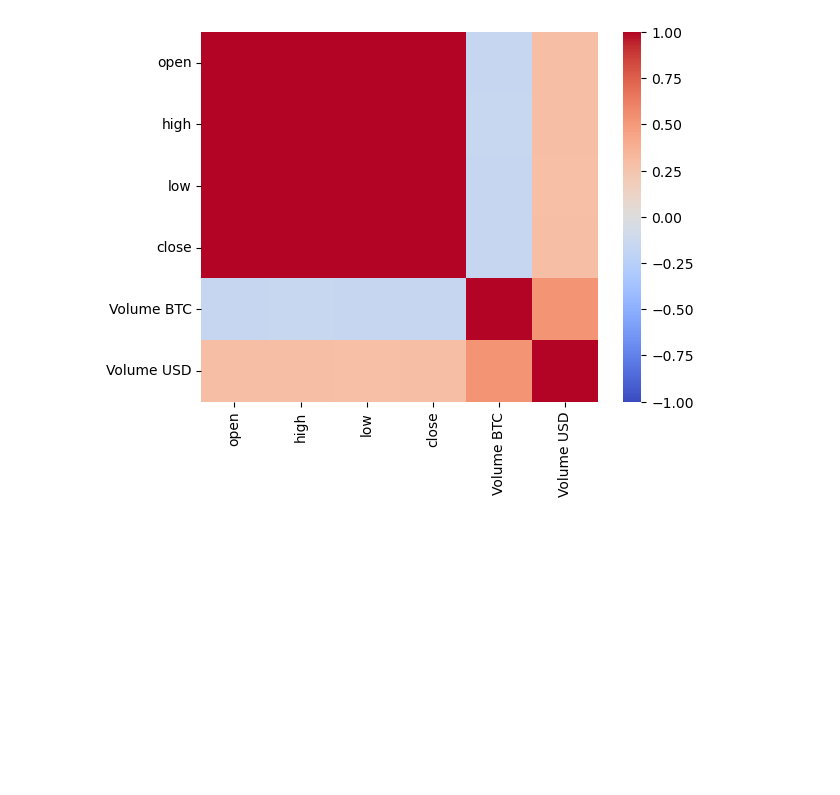
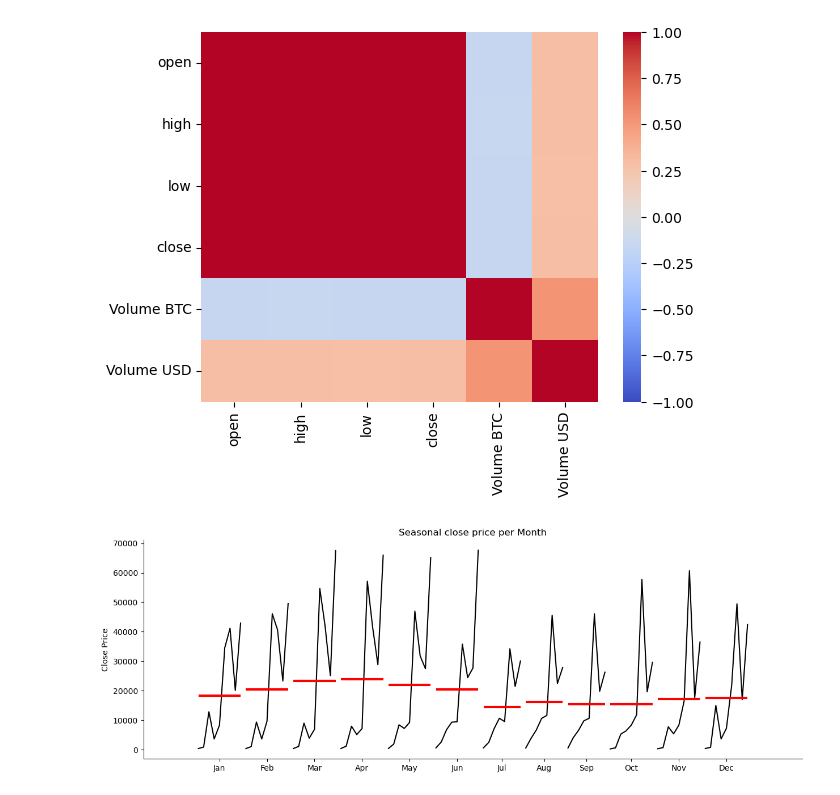
Before and after one commit to AjaydeepSamra/Capstone-demo, a Jupyter notebook: notebooks/02-eda.ipynb, the cells around one changed output. Cells and saved outputs as stored; diff of their text form; code cells hidden in the pictures; blank space fills up the shorter version.

```diff
--- a/notebooks/02-eda.ipynb
+++ b/notebooks/02-eda.ipynb
@@ -53,0 +20,3 @@ df.describe()
+# %%
+#setting date as index for easier timer series analysis
+df.set_index('date', inplace=True)
@@ -57,3 +61,19 @@ sns.heatmap(df.corr(numeric_only=True), cmap="coolwarm", vmax=1.0, vmin=-1.0)
 plt.show()
 # %% [output]
 [figure]
+# %%
+# creating Seasonal close price per Month
+from statsmodels.graphics.tsaplots import month_plot
+
+df_monthly = df.resample("M").mean()
+
+plt.figure(figsize=(15, 5))
+
+# Create the seasonal plot
+month_plot(df_monthly["close"], ylabel="Close Price", ax=plt.gca())
+
+plt.title("Seasonal close price per Month")
+sns.despine()
+plt.show()
+# %% [output]
+[figure, added]
```
Also changed, not shown: parts of 10 cells of this notebook, 1 other file.
